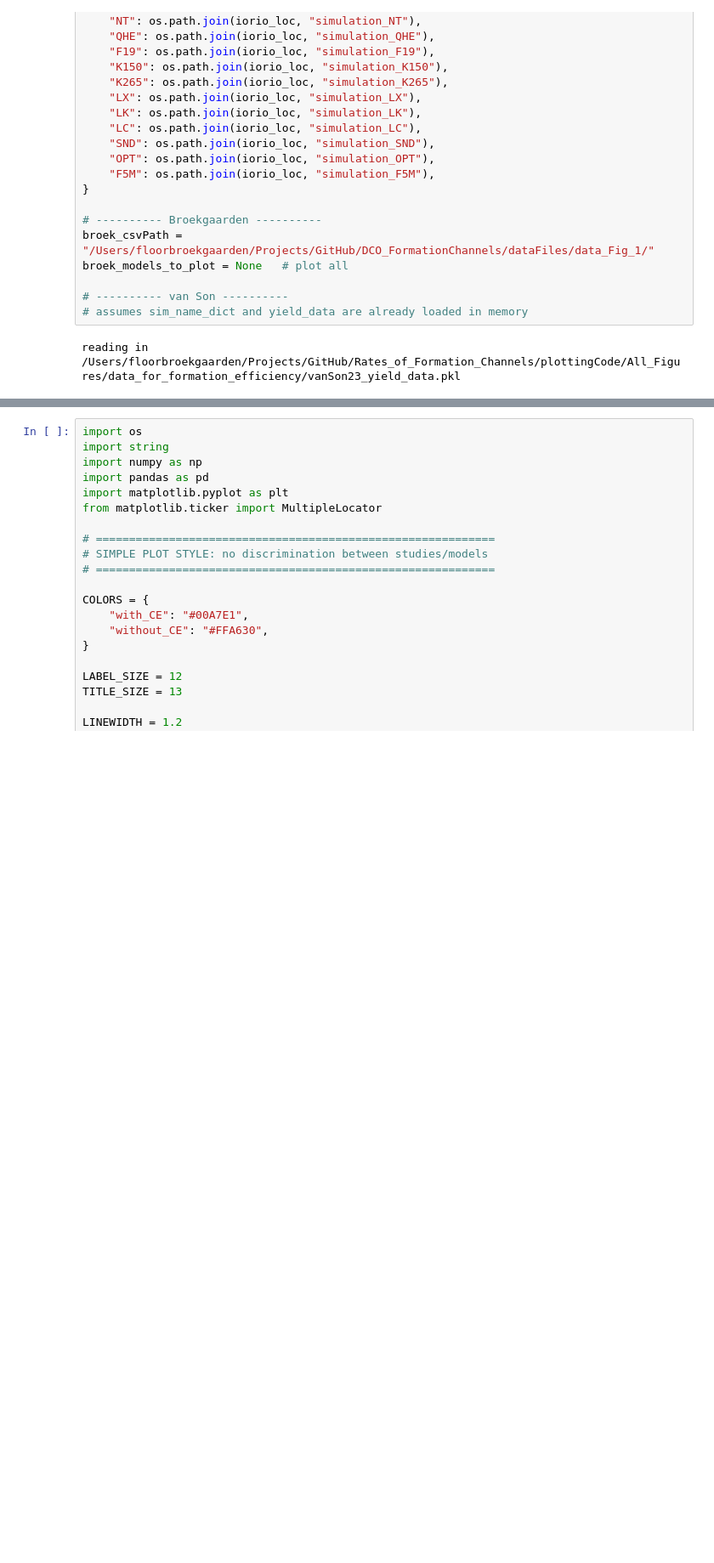
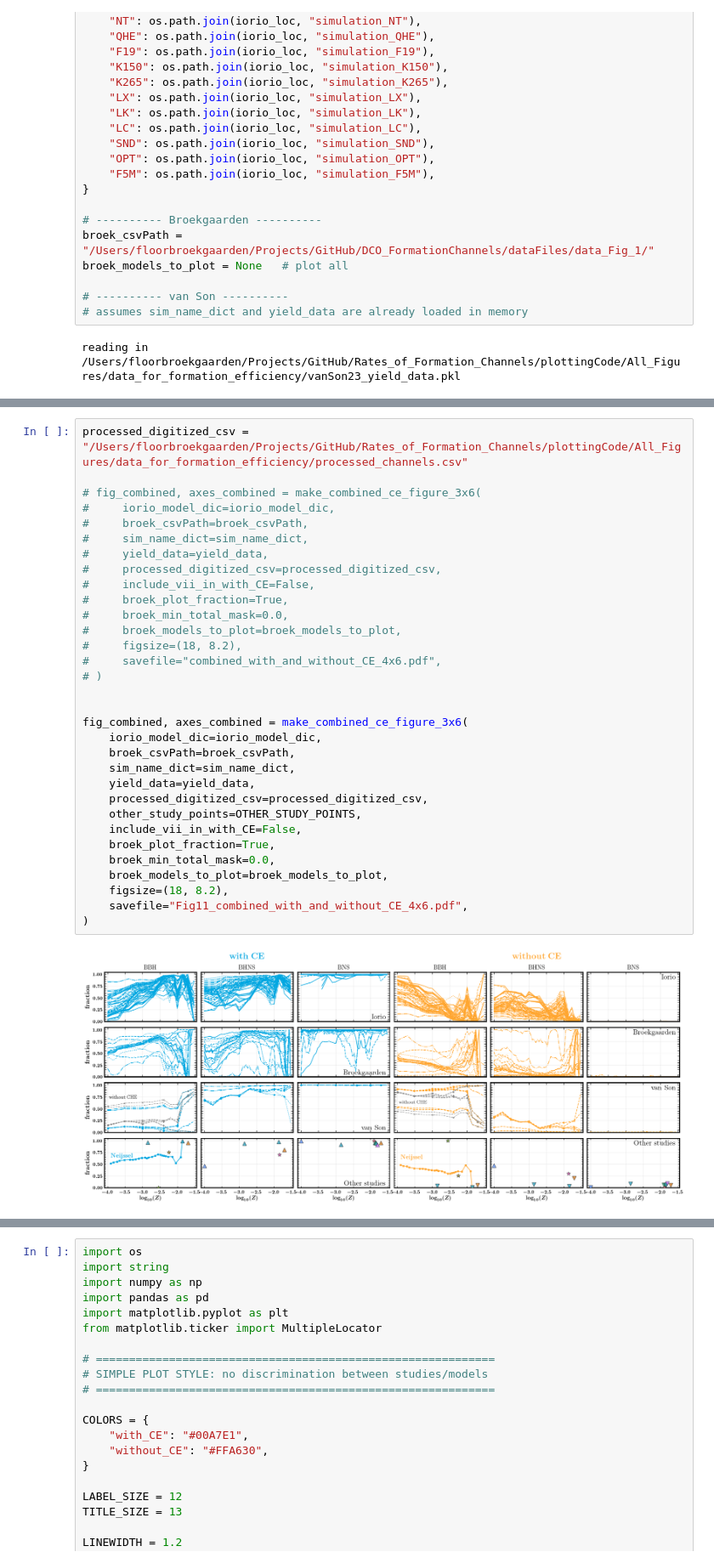
Before and after one commit to FloorBroekgaarden/Rates_of_Formation_Channels, a Jupyter notebook: plottingCode/All_Figures/Figure_11_and_appendix_Formation_Efficiency_formation_channel_contribution.ipynb, the cells around one changed output, grey strips where cells are left out. Shown at 85% size. Cells and saved outputs as stored; diff of their text form; blank space fills up the shorter version.

Commit message:
updated to final formation efficiency plot

```diff
--- a/plottingCode/All_Figures/Figure_11_and_appendix_Formation_Efficiency_formation_channel_contribution.ipynb
+++ b/plottingCode/All_Figures/Figure_11_and_appendix_Formation_Efficiency_formation_channel_contribution.ipynb
@@ -1502,0 +1117,34 @@ fig_without, axes_without = make_combined_ce_figure_3rows(
+# %%
+processed_digitized_csv = "/Users/floorbroekgaarden/Projects/GitHub/Rates_of_Formation_Channels/plottingCode/All_Figures/data_for_formation_efficiency/processed_channels.csv"
+
+# fig_combined, axes_combined = make_combined_ce_figure_3x6(
+#     iorio_model_dic=iorio_model_dic,
+#     broek_csvPath=broek_csvPath,
+#     sim_name_dict=sim_name_dict,
+#     yield_data=yield_data,
+#     processed_digitized_csv=processed_digitized_csv,
+#     include_vii_in_with_CE=False,
+#     broek_plot_fraction=True,
+#     broek_min_total_mask=0.0,
+#     broek_models_to_plot=broek_models_to_plot,
+#     figsize=(18, 8.2),
+#     savefile="combined_with_and_without_CE_4x6.pdf",
+# )
+
+
+fig_combined, axes_combined = make_combined_ce_figure_3x6(
+    iorio_model_dic=iorio_model_dic,
+    broek_csvPath=broek_csvPath,
+    sim_name_dict=sim_name_dict,
+    yield_data=yield_data,
+    processed_digitized_csv=processed_digitized_csv,
+    other_study_points=OTHER_STUDY_POINTS,
+    include_vii_in_with_CE=False,
+    broek_plot_fraction=True,
+    broek_min_total_mask=0.0,
+    broek_models_to_plot=broek_models_to_plot,
+    figsize=(18, 8.2),
+    savefile="Fig11_combined_with_and_without_CE_4x6.pdf",
+)
+# %% [output]
+[figure, added]
```
Also changed, not shown: parts of 8 cells of this notebook, 8 other files.
